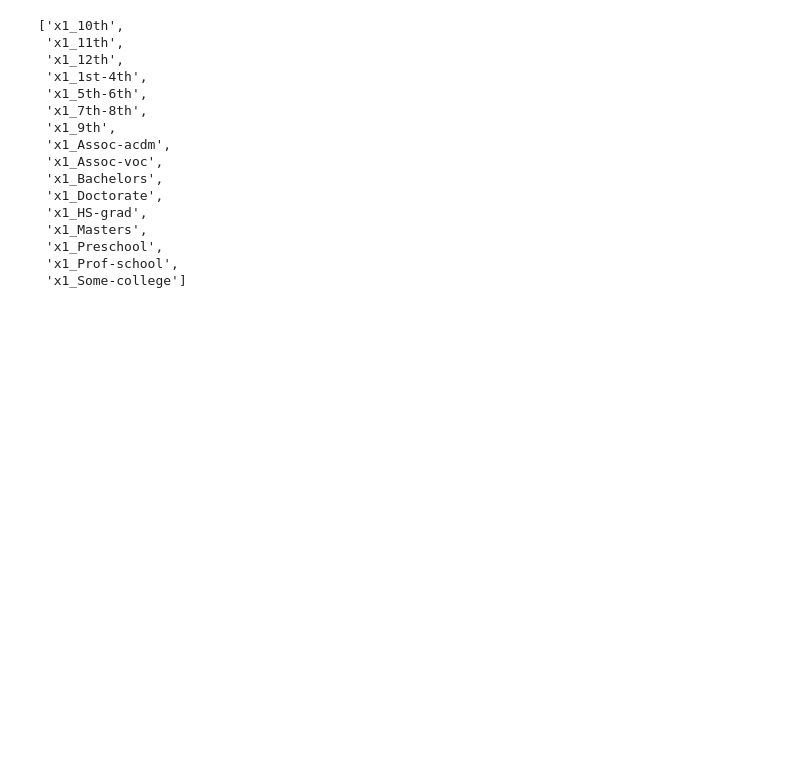
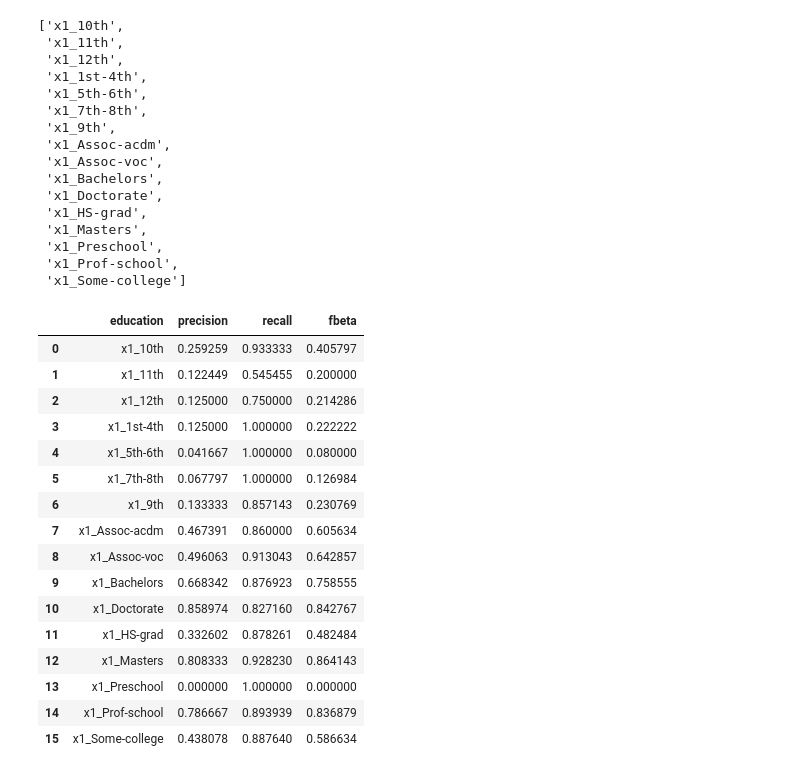
Before and after one commit to LuMel/Project_module4_CICD, a Jupyter notebook: notebooks/data_slice_preparation.ipynb, the cells around one changed output. Saved outputs shown, nothing was run; the diff lists cells and outputs as text; code cells hidden in the pictures; blank space fills up the shorter version.

```diff
--- a/notebooks/data_slice_preparation.ipynb
+++ b/notebooks/data_slice_preparation.ipynb
@@ -197,0 +187,20 @@ cols_name
+# %%
+metrics_
+# %% [output]
+|  | education | precision | recall | fbeta |
+| 0 | x1_10th | 0.259259 | 0.933333 | 0.405797 |
+| 1 | x1_11th | 0.122449 | 0.545455 | 0.200000 |
+| 2 | x1_12th | 0.125000 | 0.750000 | 0.214286 |
+| 3 | x1_1st-4th | 0.125000 | 1.000000 | 0.222222 |
+| 4 | x1_5th-6th | 0.041667 | 1.000000 | 0.080000 |
+| 5 | x1_7th-8th | 0.067797 | 1.000000 | 0.126984 |
+| 6 | x1_9th | 0.133333 | 0.857143 | 0.230769 |
+| 7 | x1_Assoc-acdm | 0.467391 | 0.860000 | 0.605634 |
+| 8 | x1_Assoc-voc | 0.496063 | 0.913043 | 0.642857 |
+| 9 | x1_Bachelors | 0.668342 | 0.876923 | 0.758555 |
+| 10 | x1_Doctorate | 0.858974 | 0.827160 | 0.842767 |
+| 11 | x1_HS-grad | 0.332602 | 0.878261 | 0.482484 |
+| 12 | x1_Masters | 0.808333 | 0.928230 | 0.864143 |
+| 13 | x1_Preschool | 0.000000 | 1.000000 | 0.000000 |
+| 14 | x1_Prof-school | 0.786667 | 0.893939 | 0.836879 |
+| 15 | x1_Some-college | 0.438078 | 0.887640 | 0.586634 |
```
Also changed, not shown: parts of 4 cells of this notebook, 4 other files.
